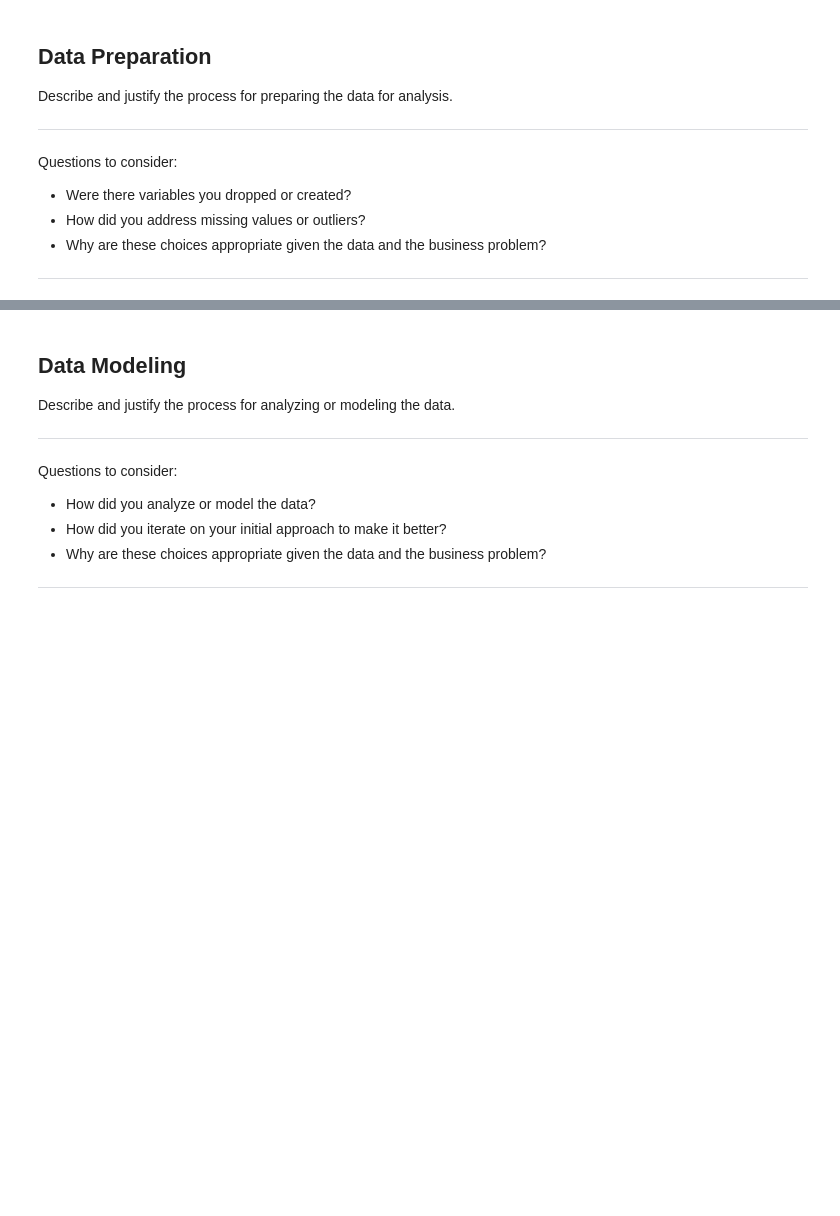
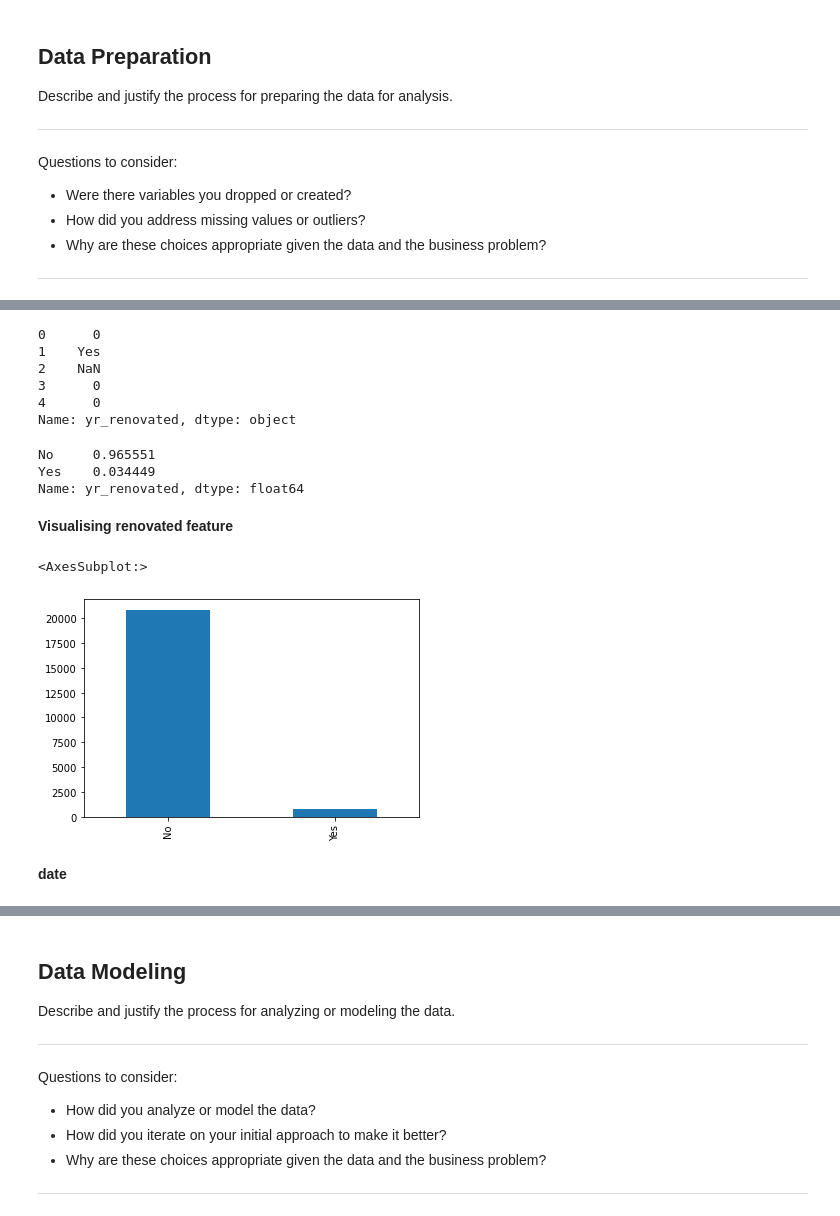
Before and after one commit to NBYHO/dsc-project-2-house-sales, a Jupyter notebook: dsc-phase2-project.ipynb, the cells around one changed output, grey strips where cells are left out. Drawn from its saved outputs; the diff is of its cells as text; code cells hidden in the pictures; blank space fills up the shorter version.

```diff
--- a/dsc-phase2-project.ipynb
+++ b/dsc-phase2-project.ipynb
@@ -56,0 +172,4 @@ Questions to consider:
+# %%
+# view
+df.view.fillna('No', inplace=True)
+df.view.value_counts(normalize=True)
@@ -56,0 +212,40 @@ Questions to consider:
+# %%
+year = [1991., 2002., 2010., 1992., 2013., 1994., 1978.,
+       2005., 2003., 1984., 1954., 2014., 2011., 1983., 1945., 1990.,
+       1988., 1977., 1981., 1995., 2000., 1999., 1998., 1970., 1989.,
+       2004., 1986., 2007., 1987., 2006., 1985., 2001., 1980., 1971.,
+       1979., 1997., 1950., 1969., 1948., 2009., 2015., 1974., 2008.,
+       1968., 2012., 1963., 1951., 1962., 1953., 1993., 1996., 1955.,
+       1982., 1956., 1940., 1976., 1946., 1975., 1964., 1973., 1957.,
+       1959., 1960., 1967., 1965., 1934., 1972., 1944., 1958.]
+df.yr_renovated.replace([year], 'Yes', inplace=True)
+df.yr_renovated.head()
+# %% [output]
+0      0
+1    Yes
+2    NaN
+3      0
+4      0
+Name: yr_renovated, dtype: object
+# %%
+df.yr_renovated.replace(0,'No', inplace=True)
+# %%
+df.yr_renovated.fillna('No', inplace=True)
+# %%
+df.yr_renovated.value_counts(normalize=True)
+# %% [output]
+No     0.965551
+Yes    0.034449
+Name: yr_renovated, dtype: float64
+# %% [markdown]
+**Visualising renovated feature**
+# %%
+reno = df.yr_renovated.value_counts()
+reno.plot(kind='bar')
+
+#Majority of houses has no renovation
+# %% [output]
+<AxesSubplot:>
+[figure, added]
+# %% [markdown]
+**date**
```
Also changed, not shown: parts of 52 cells of this notebook, 10 other files.
